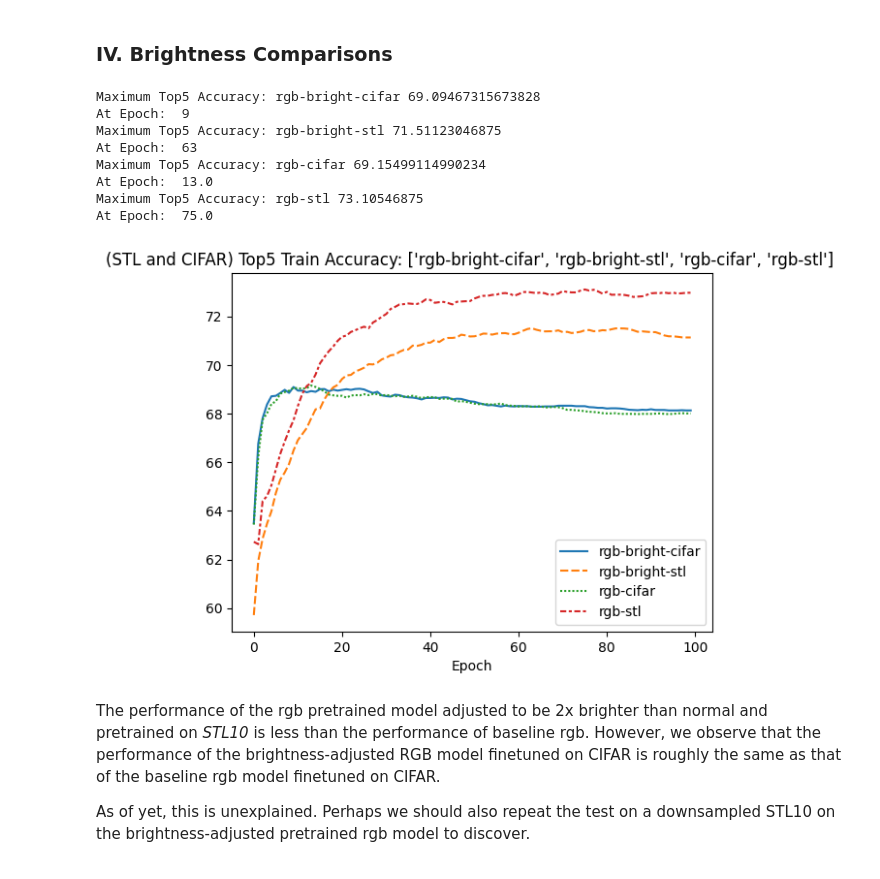
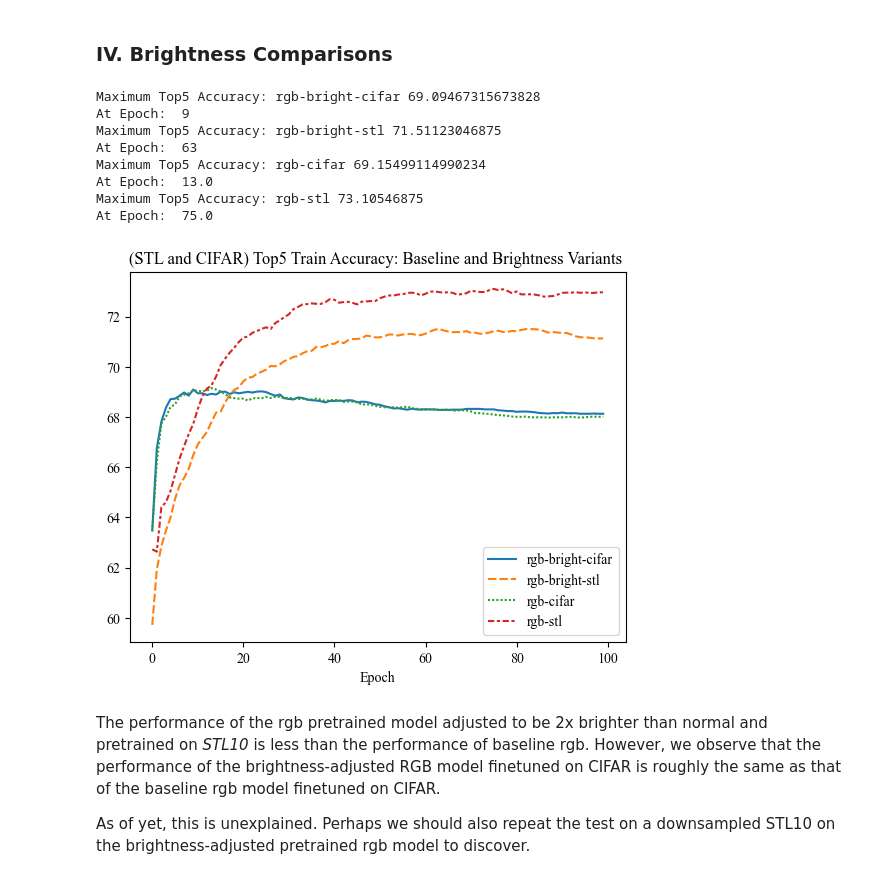
Before and after one commit to RaynorChavez/DatasetCompositionTests, a Jupyter notebook: analysis.ipynb, the cells around one changed output. Saved outputs shown, nothing was run; the diff lists cells and outputs as text; code cells hidden in the pictures.

Commit message:
Revised analysis graphs

```diff
--- a/analysis.ipynb
+++ b/analysis.ipynb
@@ -29,6 +31,8 @@ Datasets = ['rgb_cifar10', 'depth_cifar10', 'rgb_stl10', 'depth_stl10', 'rgb_img
 'depth_imgs_equal_stl10', 'rgb_brightness_cifar10', 'rgb_brightness_stl10', 'low_luminosity_stl10',
 'low_luminosity_cifarl10','highfov_stl10','lowfov_stl10', 'highfov_cifar10', 'lowfov_cifar10']
 # %%
+plt.rcParams["font.family"] = "Times New Roman"
+
 def graph_downstream_performance(dataset_frame, modality, dataset_name):
     fig, axes = plt.subplots(1,2, figsize=(10,5))
     sns.lineplot(data=dataset_frame, ax=axes[0])
@@ -50,13 +54,13 @@ def graph_top5_comparison_two(model_a, model_b, modal_a, modal_b, dataset):
         '\nAt Epoch: ', model_b['Top5 Test Accuracy'].idxmax())
     print(f"Difference Between Max Top5 Accuracy: ({modal_a} - {modal_b})", model_a['Top5 Test Accuracy'].max() - model_b['Top5 Test Accuracy'].max())
 
-def graph_top5_comparison_many(models, modals, dataset):
+def graph_top5_comparison_many(models, modals, title, dataset):
     for i in range(len(models)):
         models[i] = models[i]['Top5 Test Accuracy'].rename(modals[i])
 
     top5_comparison = pd.concat(models, axis = 1, ignore_index=False)
 
-    sns.lineplot(data=top5_comparison).set(title=f"({dataset}) Top5 Train Accuracy: {modals} ")
+    sns.lineplot(data=top5_comparison).set(title=f"({dataset}) Top5 Train Accuracy: {title} ")
 
     for i in range(len(models)):
         print(f'Maximum Top5 Accuracy: {modals[i]}', models[i].max(),
@@ -139,17 +143,17 @@ stl10_epoch0
 # %% [markdown]
 ### IV. Brightness Comparisons
 # %%
-graph_top5_comparison_many([rgb_brightness_cifar10_100ep,rgb_brightness_stl10_100ep,rgb_cifar10_100ep,rgb_stl10_100ep], ["rgb-bright-cifar", "rgb-bright-stl","rgb-cifar","rgb-stl"],"STL and CIFAR")
+graph_top5_comparison_many([rgb_brightness_cifar10_100ep,rgb_brightness_stl10_100ep,rgb_cifar10_100ep,rgb_stl10_100ep], ["rgb-bright-cifar", "rgb-bright-stl","rgb-cifar","rgb-stl"], "Baseline and Brightness Variants","STL and CIFAR")
 # %% [output]
 Maximum Top5 Accuracy: rgb-bright-cifar 69.09467315673828
 At Epoch:  9
 Maximum Top5 Accuracy: rgb-bright-stl 71.51123046875
 At Epoch:  63
 Maximum Top5 Accuracy: rgb-cifar 69.15499114990234
 At Epoch:  13.0
 Maximum Top5 Accuracy: rgb-stl 73.10546875
 At Epoch:  75.0
-[figure, old version]
+[figure, new version]
 # %% [markdown]
 The performance of the rgb pretrained model adjusted to be 2x brighter than normal and pretrained on *STL10* is less than the performance of baseline rgb. However, we observe that the performance of the brightness-adjusted RGB model finetuned on CIFAR is roughly the same as that of the baseline rgb model finetuned on CIFAR.
 
```
Also changed, not shown: parts of 8 cells of this notebook, 1 other file.
